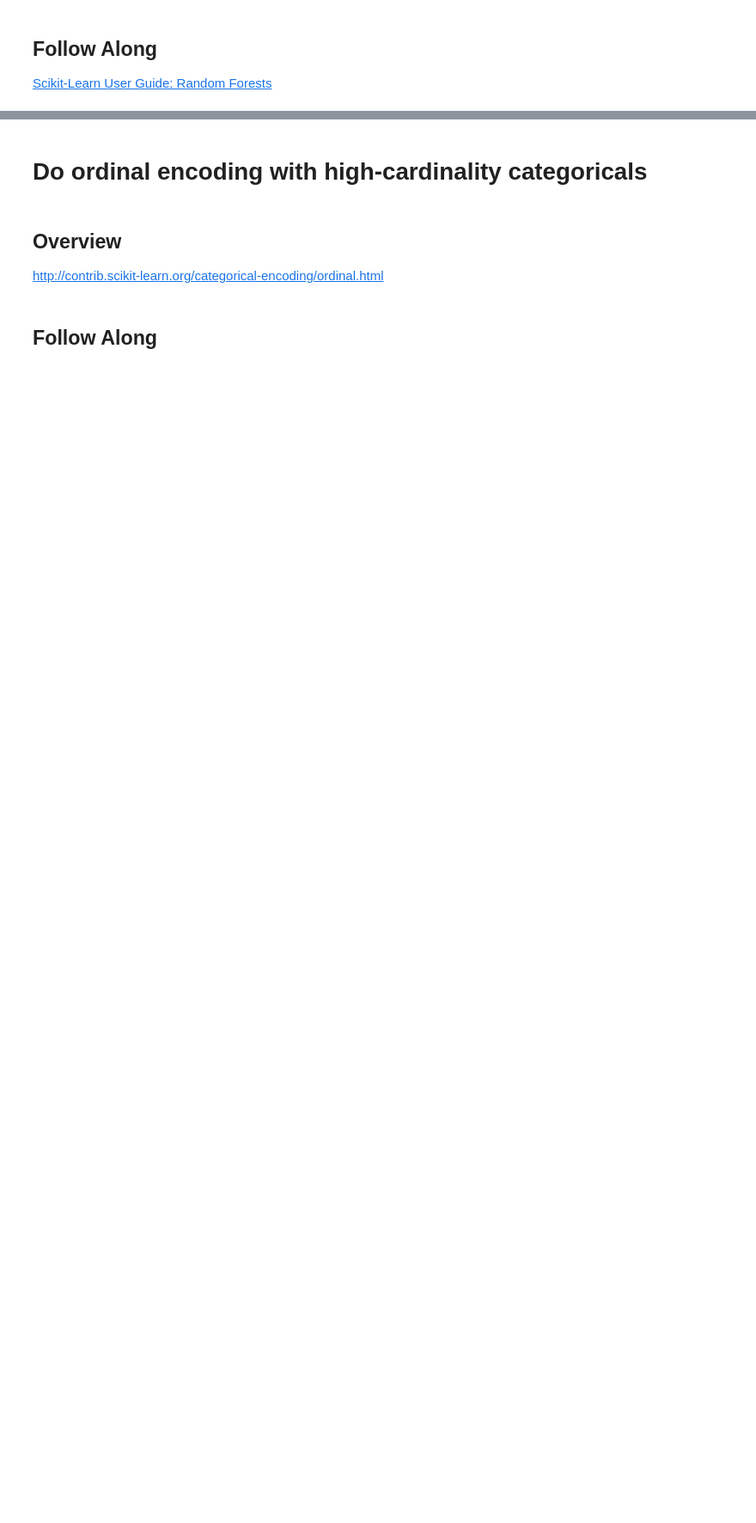
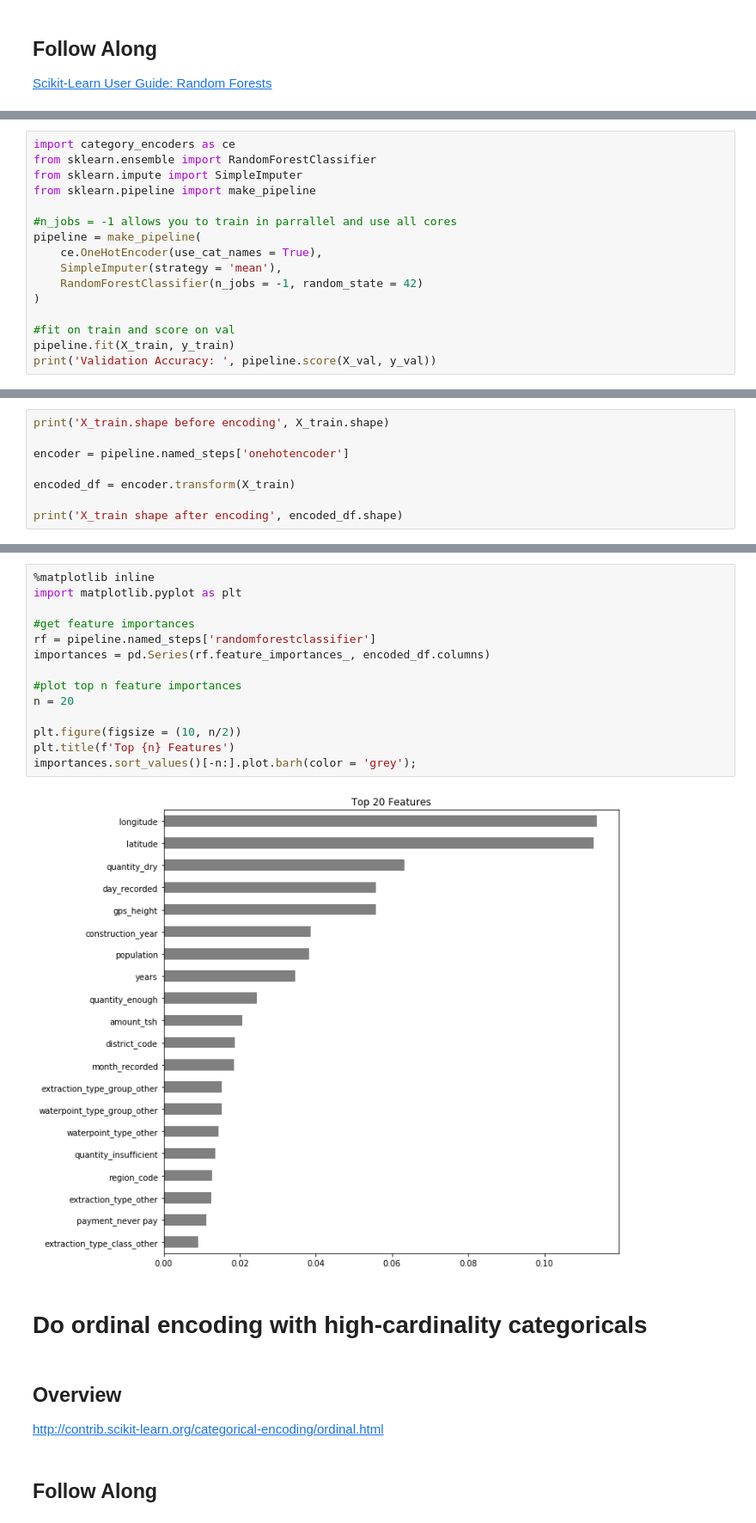
Before and after one commit to bloominstituteoftechnology/DS-Unit-2-Kaggle-Challenge, a Jupyter notebook: module2-random-forests/LS_DS_222.ipynb, the cells around one changed output, grey strips where cells are left out. Shown at 86% size. Cells and saved outputs as stored; diff of their text form; blank space fills up the shorter version.

```diff
--- a/module2-random-forests/LS_DS_222.ipynb
+++ b/module2-random-forests/LS_DS_222.ipynb
@@ -164,0 +167,16 @@ X_test = test[features]
+# %%
+import category_encoders as ce
+from sklearn.ensemble import RandomForestClassifier
+from sklearn.impute import SimpleImputer
+from sklearn.pipeline import make_pipeline
+
+#n_jobs = -1 allows you to train in parrallel and use all cores
+pipeline = make_pipeline(
+    ce.OneHotEncoder(use_cat_names = True),
+    SimpleImputer(strategy = 'mean'),
+    RandomForestClassifier(n_jobs = -1, random_state = 42)
+)
+
+#fit on train and score on val
+pipeline.fit(X_train, y_train)
+print('Validation Accuracy: ', pipeline.score(X_val, y_val))
@@ -164,0 +185,8 @@ X_test = test[features]
+# %%
+print('X_train.shape before encoding', X_train.shape)
+
+encoder = pipeline.named_steps['onehotencoder']
+
+encoded_df = encoder.transform(X_train)
+
+print('X_train shape after encoding', encoded_df.shape)
@@ -165,3 +196,19 @@ X_test = test[features]
+# %%
+%matplotlib inline
+import matplotlib.pyplot as plt
+
+#get feature importances
+rf = pipeline.named_steps['randomforestclassifier']
+importances = pd.Series(rf.feature_importances_, encoded_df.columns)
+
+#plot top n feature importances
+n = 20
+
+plt.figure(figsize = (10, n/2))
+plt.title(f'Top {n} Features')
+importances.sort_values()[-n:].plot.barh(color = 'grey');
+# %% [output]
+[figure, added]
 # %% [markdown]
 # Do ordinal encoding with high-cardinality categoricals
 # %% [markdown]
```
Also changed, not shown: parts of 22 cells of this notebook.
